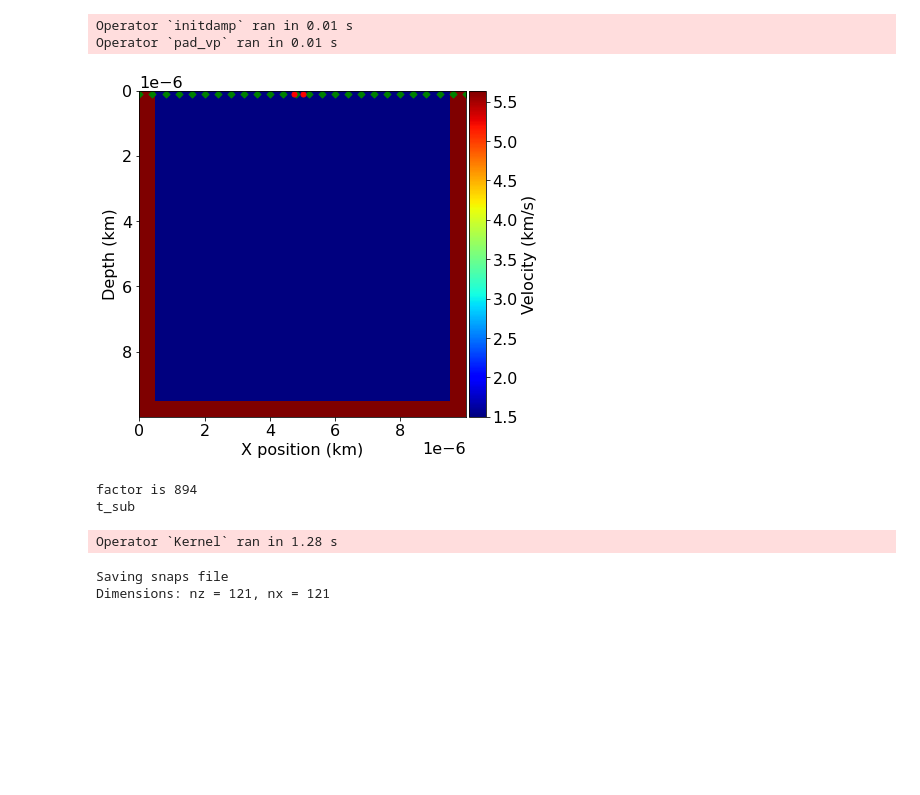
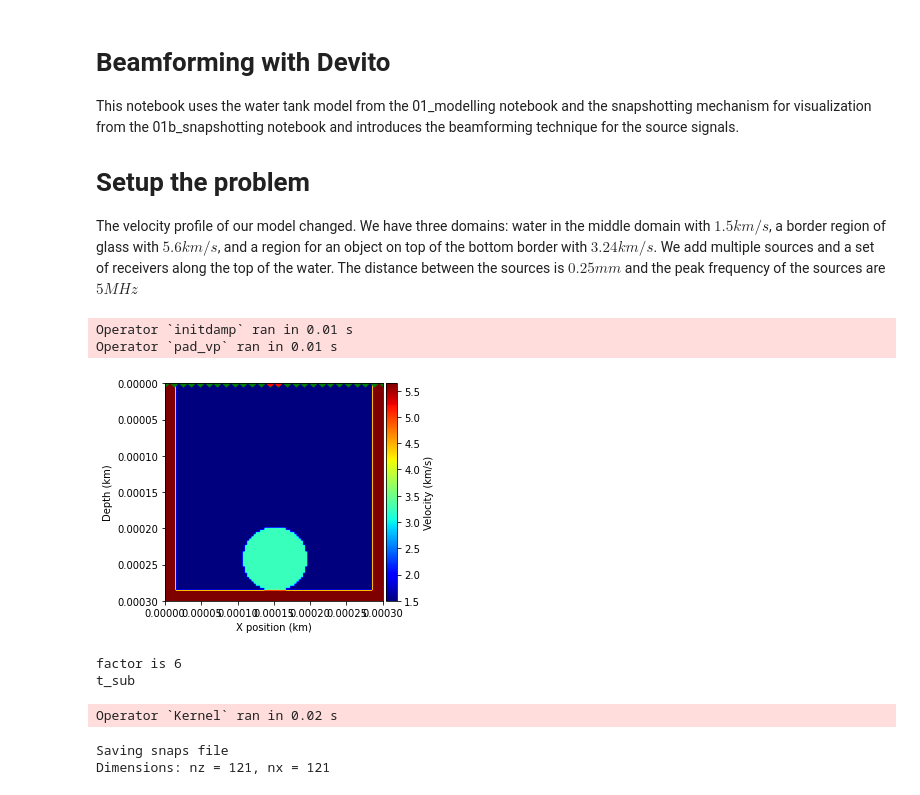
Before and after one commit to bgd54/sonar-FWI, a Jupyter notebook: water_tank/04_beamforming.ipynb, the cells around one changed output. Drawn from its saved outputs; the diff is of its cells as text; code cells hidden in the pictures; blank space fills up the shorter version.

Commit message:
rescale the model, add multiple sources, add new object in the bottom

```diff
--- a/water_tank/04_beamforming.ipynb
+++ b/water_tank/04_beamforming.ipynb
@@ -80,6 +1,19 @@
+# %% [markdown]
+# Beamforming with Devito
+
+This notebook uses the water tank model from the 01_modelling notebook and the snapshotting mechanism for visualization from the 01b_snapshotting notebook and introduces the beamforming technique for the source signals.
+
+# Setup the problem
+
+The velocity profile of our model changed. We have three domains: water in the middle domain with $1.5km/s$, a border region of glass with $5.6km/s$, and a region for an object on top of the bottom border with $3.24km/s$.
+We add multiple sources and a set of receivers along the top of the water. The distance between the sources is $0.25 mm$ and the peak frequency of the sources are $5MHz$
 # %%
+#NBVAL_IGNORE_OUTPUT
+#%%flake8
+%reset -f
 import numpy as np
 import matplotlib.pyplot as plt
+%matplotlib inline
 from examples.seismic import Receiver
 from examples.seismic import RickerSource
 from examples.seismic import Model, plot_velocity, TimeAxis
@@ -88,32 +22,42 @@ from devito import Eq, solve
 from devito import Operator
 from devito import ConditionalDimension
 
+
 # Set velocity model
 nx = 101
 nz = 101
 nb = 10
 shape = (nx, nz)
-spacing = (.0001, .0001)
+spacing = (.003, .003) #30x30 cm
 origin = (0., 0.)
+glass = 5
 # Define a velocity profile. The velocity is in km/s
 v = np.empty(shape, dtype=np.float32)
 v[:, :] = 1.5 # v in distilled water 1496.7 m/s
-v[:, -5:] = 5.64 # v in glass 5640 m/s
-v[:5, :] = 5.64 # v in glass 5640 m/s
-v[-5:, :] = 5.64 # v in glass 5640 m/s
+v[:, -glass:] = 5.64 # v in glass 5640 m/s
+v[:glass, :] = 5.64 # v in glass 5640 m/s
+v[-glass:, :] = 5.64 # v in glass 5640 m/s
+# Define an object's velocity profile
+r = 15
+a, b = shape[0] / 2, shape[1] - r - glass
+y, x = np.ogrid[-a:shape[0]-a, -b:shape[1]-b]
+v[x*x + y*y <= r*r] = 3.24
+
 model = Model(vp=v, origin=origin, shape=shape, spacing=spacing,
-              space_order=2, nbl=nb, bcs="damp")
+              space_order=2, nbl=10, bcs="damp")
 
 # Set time range, source, source coordinates and receiver coordinates
 t0 = 0.  # Simulation starts a t=0
-tn = .0001  # Simulation lasts tn milliseconds
+tn = .2  # Simulation lasts tn milliseconds
 dt = model.critical_dt  # Time step from model grid spacing
 time_range = TimeAxis(start=t0, stop=tn, step=dt)
 nt = time_range.num  # number of time steps
 
-f0 = 5000.  # Source peak frequency is 5MHz (5000 kHz)
+f0 = 5000  # Source peak frequency is 5 MHz (5000 kHz)
 ns = 2; # number of sources
-source_distance = 0.00025
+nr = 101; # number of receivers
+depth = .0001
+source_distance = .01 # 0.25 (0.00025 m)
 src = RickerSource(
     name='src',
     grid=model.grid,
@@ -123,18 +67,17 @@ src = RickerSource(
 
 for i in range(ns):
     src.coordinates.data[i, :] = np.array(
-        model.domain_size) * .5 + (i - ns / 2) * source_distance
-    src.coordinates.data[i, -1] = .0001  # Depth is 0.0001 m
+        model.domain_size) * .5 + (i - (ns - 1) / 2) * source_distance
+src.coordinates.data[:, -1] = depth
 
 rec = Receiver(
     name='rec',
     grid=model.grid,
-    npoint=101,
-    time_range=time_range)  # new
-rec.coordinates.data[:, 0] = np.linspace(0, model.domain_size[0], num=101)
-rec.coordinates.data[:, 1] = .0001  # Depth is 20m
-depth = rec.coordinates.data[:, 1]  # Depth is 20m
-
+    npoint=nr,
+    time_range=time_range)
+rec.coordinates.data[:, 0] = np.linspace(0, model.domain_size[0],
+                                         num=nr)
+rec.coordinates.data[:, 1] = depth
 
 plot_velocity(model, source=src.coordinates.data,
               receiver=rec.coordinates.data[::4, :])
@@ -148,38 +91,38 @@ nsnaps = 103            # desired number of equally spaced snaps
 factor = round(nt / nsnaps)  # subsequent calculated factor
 print(f"factor is {factor}")
 
 time_subsampled = ConditionalDimension(
     't_sub', parent=model.grid.time_dim, factor=factor)
-usave = TimeFunction(name='usave', grid=model.grid, time_order=2, space_order=2,
-                     save=nsnaps, time_dim=time_subsampled)
+usave = TimeFunction(name='usave', grid=model.grid, time_order=2,
+                     space_order=2, save=nsnaps, time_dim=time_subsampled)
 print(time_subsampled)
 
 # Set symbolics for the wavefield object `u`, setting save on all time steps
 # (which can occupy a lot of memory), to later collect snapshots (naive method):
 
 u = TimeFunction(name="u", grid=model.grid, time_order=2,
                  space_order=2, save=time_range.num)
 
 # Set symbolics of the operator, source and receivers:
 pde = model.m * u.dt2 - u.laplace + model.damp * u.dt
 stencil = Eq(u.forward, solve(pde, u.forward))
 src_term = src.inject(field=u.forward, expr=src * dt**2 / model.m)
 rec_term = rec.interpolate(expr=u)
 # The usual operator would be: op1 = Operator([stencil] + src_term + rec_term, subs=model.spacing_map)
 op2 = Operator([stencil] + src_term + [Eq(usave, u)] + rec_term, subs=model.spacing_map)  # operator with snapshots
 # Run the operator for `(nt-2)` time steps:
 op2(time=nt - 2, dt=model.critical_dt)
 
 print("Saving snaps file")
 print("Dimensions: nz = {:d}, nx = {:d}".format(nz + 2 * nb, nx + 2 * nb))
 filename = "snapshots/snaps.bin"
 usave.data.tofile(filename)
 # %% [output]
 Operator `initdamp` ran in 0.01 s
 Operator `pad_vp` ran in 0.01 s
-[figure, old version]
+[figure, new version]
-factor is 894
+factor is 6
 t_sub
-Operator `Kernel` ran in 1.28 s
+Operator `Kernel` ran in 0.02 s
 Saving snaps file
 Dimensions: nz = 121, nx = 121
```
Also changed, not shown: parts of 4 cells of this notebook.
